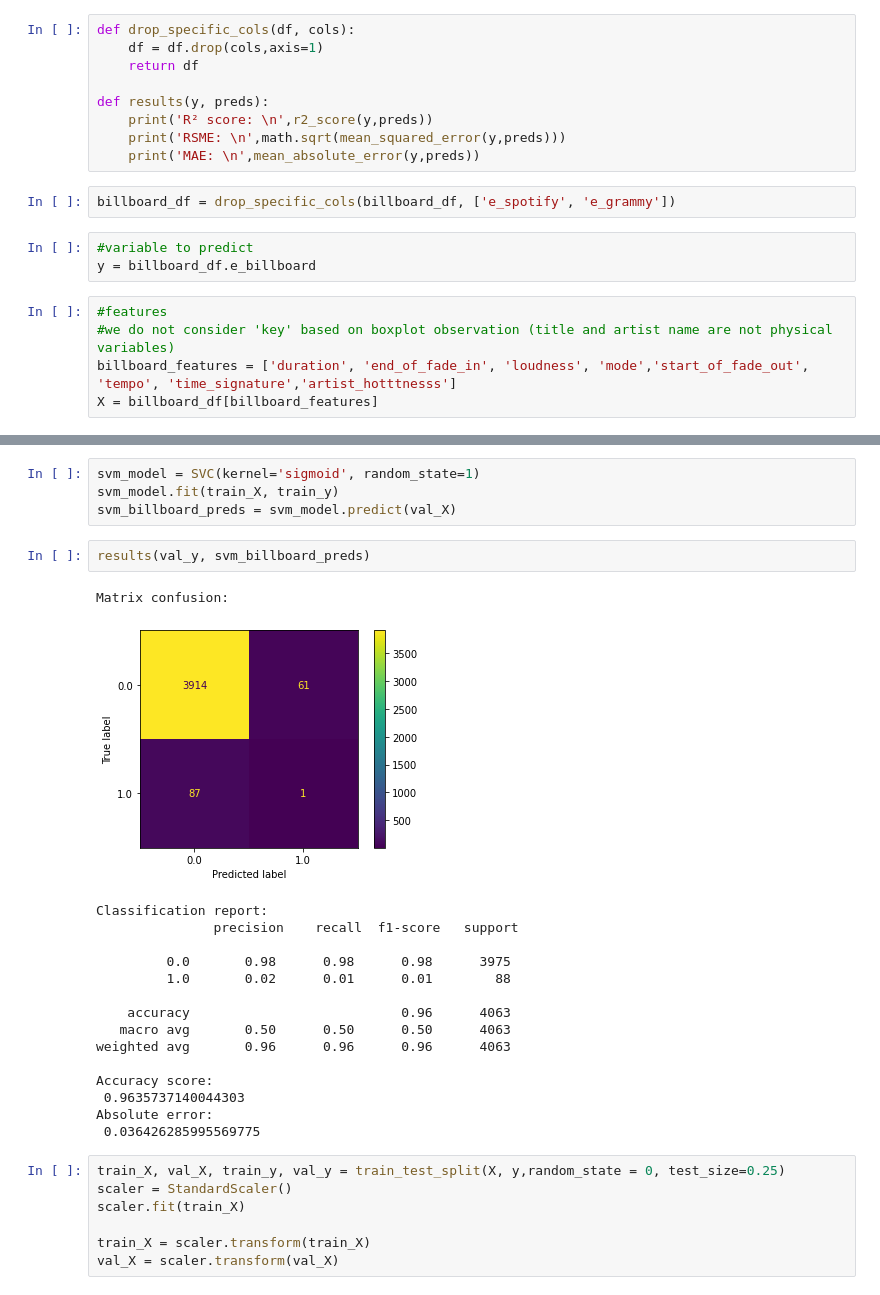
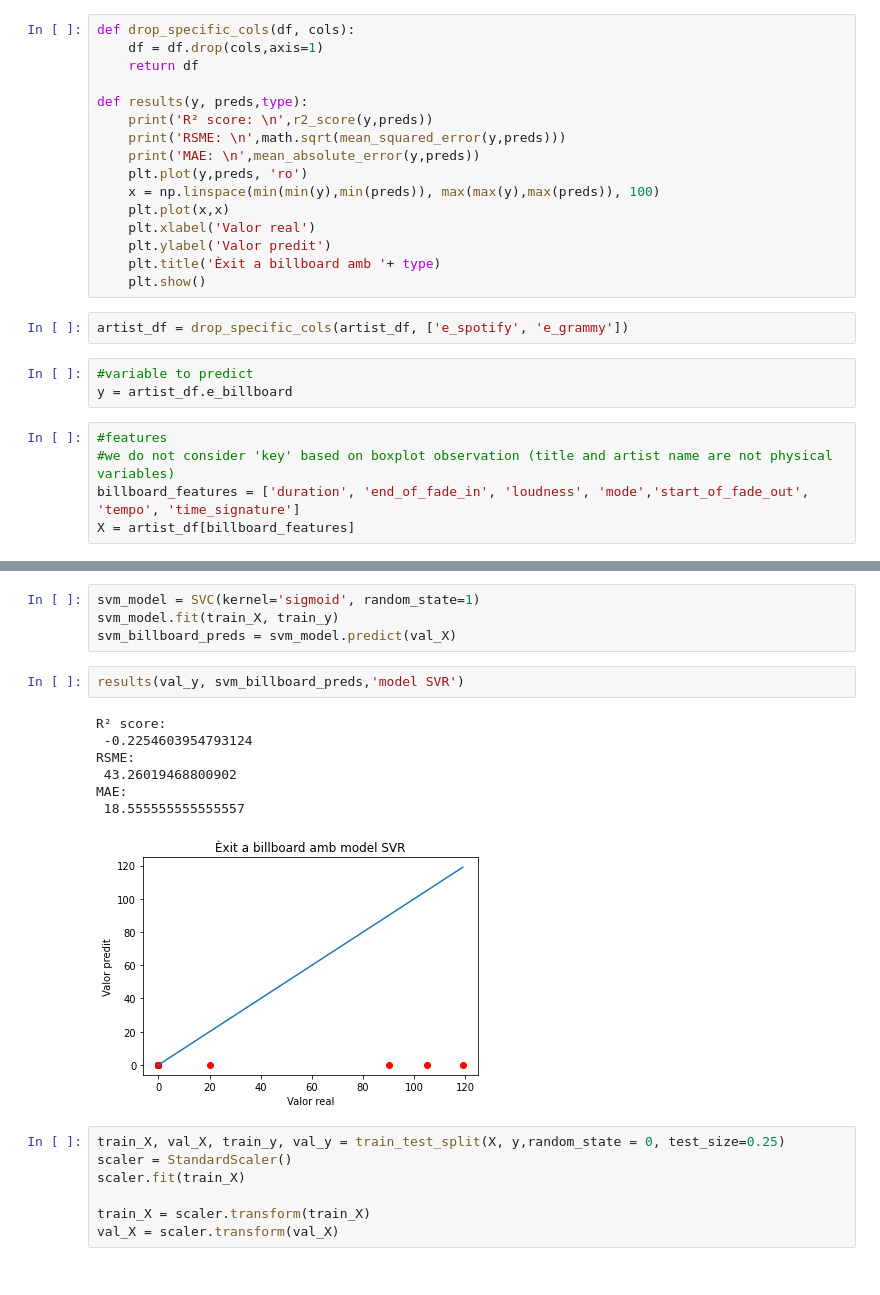
Before and after one commit to pbaldisa/musical-analysis, a Jupyter notebook: regresion_model_billboard.ipynb, the cells around one changed output, grey strips where cells are left out. Cells and saved outputs as stored; diff of their text form.

```diff
--- a/regresion_model_billboard.ipynb
+++ b/regresion_model_billboard.ipynb
@@ -21,20 +39,27 @@ def drop_specific_cols(df, cols):
     df = df.drop(cols,axis=1)
     return df
 
-def results(y, preds):
+def results(y, preds,type):
     print('R² score: \n',r2_score(y,preds))
     print('RSME: \n',math.sqrt(mean_squared_error(y,preds)))
     print('MAE: \n',mean_absolute_error(y,preds))
+    plt.plot(y,preds, 'ro')
+    x = np.linspace(min(min(y),min(preds)), max(max(y),max(preds)), 100)
+    plt.plot(x,x)
+    plt.xlabel('Valor real')
+    plt.ylabel('Valor predit')
+    plt.title('Èxit a billboard amb '+ type)
+    plt.show()
 # %%
-billboard_df = drop_specific_cols(billboard_df, ['e_spotify', 'e_grammy'])
+artist_df = drop_specific_cols(artist_df, ['e_spotify', 'e_grammy'])
 # %%
 #variable to predict
-y = billboard_df.e_billboard
+y = artist_df.e_billboard
 # %%
 #features
 #we do not consider 'key' based on boxplot observation (title and artist name are not physical variables)
-billboard_features = ['duration', 'end_of_fade_in', 'loudness', 'mode','start_of_fade_out', 'tempo', 'time_signature','artist_hotttnesss']
-X = billboard_df[billboard_features]
+billboard_features = ['duration', 'end_of_fade_in', 'loudness', 'mode','start_of_fade_out', 'tempo', 'time_signature']
+X = artist_df[billboard_features]
 # %%
 train_X, val_X, train_y, val_y = train_test_split(X, y,random_state = 0, test_size=0.25)
 # %%
@@ -65,24 +92,15 @@ svm_model = SVC(kernel='sigmoid', random_state=1)
 svm_model.fit(train_X, train_y)
 svm_billboard_preds = svm_model.predict(val_X)
 # %%
-results(val_y, svm_billboard_preds)
+results(val_y, svm_billboard_preds,'model SVR')
 # %% [output]
-Matrix confusion:
+R² score:
+ -0.2254603954793124
+RSME:
+ 43.26019468800902
+MAE:
+ 18.555555555555557
-[figure, old version]
+[figure, new version]
-Classification report:
-               precision    recall  f1-score   support
-
-         0.0       0.98      0.98      0.98      3975
-         1.0       0.02      0.01      0.01        88
-
-    accuracy                           0.96      4063
-   macro avg       0.50      0.50      0.50      4063
-weighted avg       0.96      0.96      0.96      4063
-
-Accuracy score:
- 0.9635737140044303
-Absolute error:
- 0.036426285995569775
 # %%
 train_X, val_X, train_y, val_y = train_test_split(X, y,random_state = 0, test_size=0.25)
 scaler = StandardScaler()
```
Also changed, not shown: parts of 7 cells of this notebook, 1 other file.
